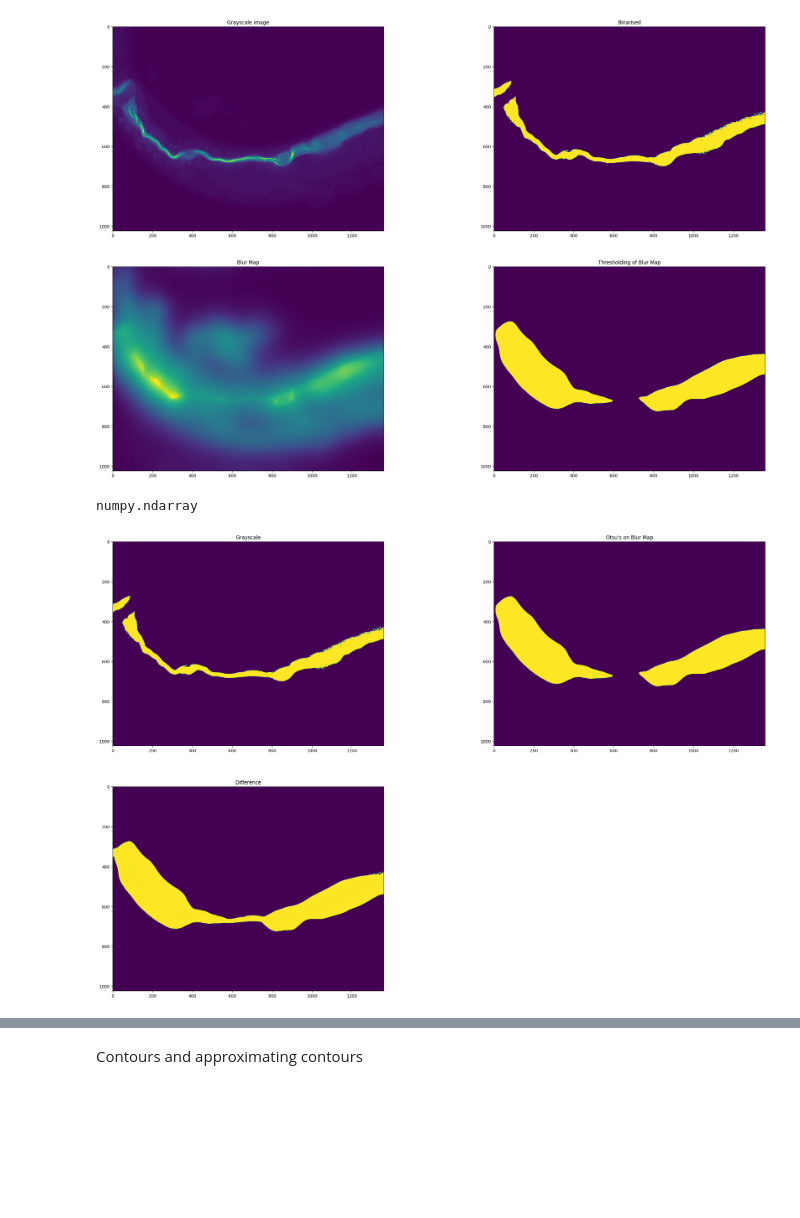
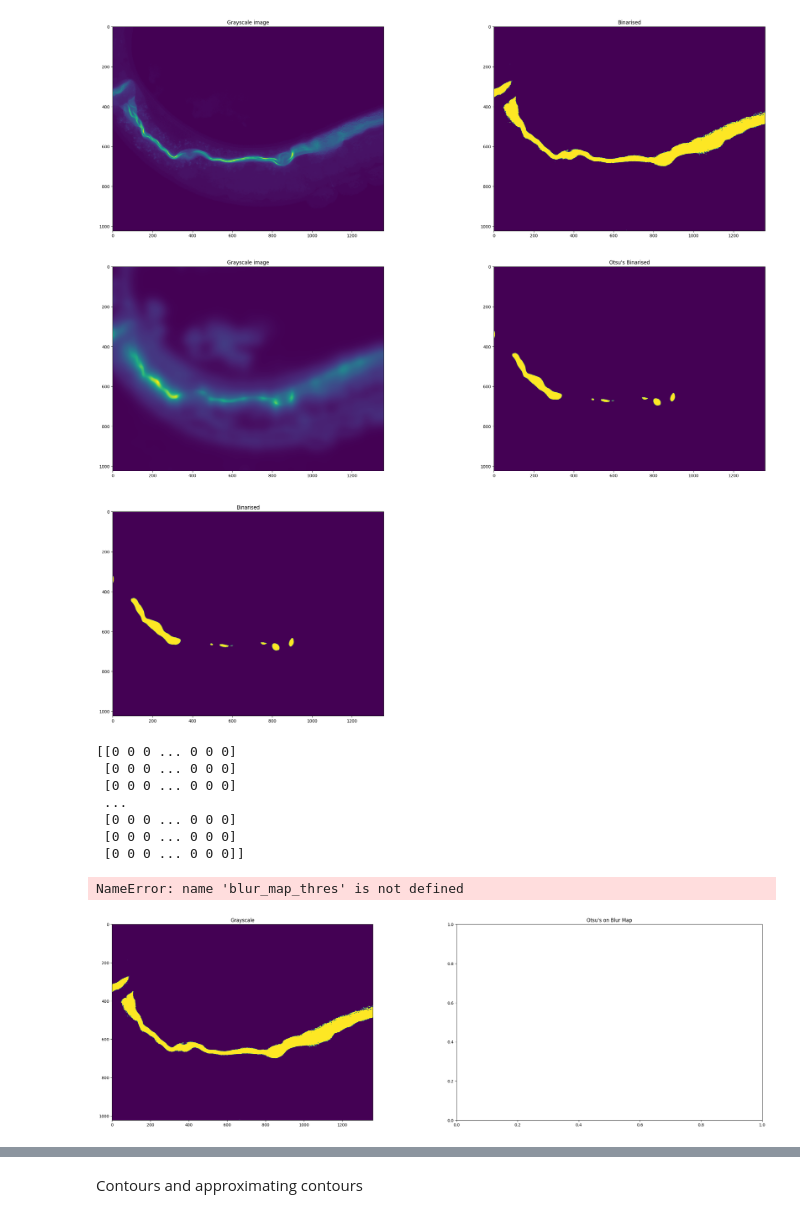
Before and after one commit to Hrsh-Venket/OpenCV-intestinal-deformations, a Jupyter notebook: opencv-intestinal-deformations- .ipynb, the cells around one changed output, grey strips where cells are left out. Saved outputs shown, nothing was run; the diff lists cells and outputs as text; code cells hidden in the pictures; blank space fills up the shorter version.

```diff
--- a/opencv-intestinal-deformations- .ipynb
+++ b/opencv-intestinal-deformations- .ipynb
@@ -9,7 +9,7 @@ image = cv2.imread('testimages/23-01-23_APN017_RNAi_24HRS_L4440_PA14_20X_2b(1).t
 gray = cv2.cvtColor(image, cv2.COLOR_BGR2GRAY)
 if __name__ == '__main__':
     # img = cv2.imread('image_name', 0)
-    blur_map = blur_detector.detectBlur(gray, downsampling_factor=4, num_scales=4, scale_start=2, num_iterations_RF_filter=3)
+    blur_map = blur_detector.detectBlur(gray, downsampling_factor=2, num_scales=1, scale_start=2, num_iterations_RF_filter=4)
     # cv2.imshow('ori_img', image)
 
 plt.figure(figsize=(30, 30))
@@ -58,40 +58,47 @@ plt.show()
 # %% [output]
 [figure]
 # %%
-# # Values below 127 goes to 0 (black, everything above goes to 255 (white)
-# ret,thresh1 = cv2.threshold(blur_map,  127, 255, cv2.THRESH_BINARY)
-
+# Otsu's blurring for the normal image
 plt.figure(figsize=(30, 30))
 plt.subplot(3, 2, 1)
-plt.title("Blur Map")
+plt.title("Grayscale image")
 plt.imshow(blur_map)
 
-# # It's good practice to blur images as it removes noise
-# blur_map = cv2.GaussianBlur(blur_map, (7, 7), sigmaX=0, sigmaY=0)
 
-blur_map_thres = cv2.convertScaleAbs(blur_map)
-# blur_map_thres = cv2.cvtColor(image, cv2.COLOR_BGR2GRAY)
-# plt.subplot(3, 2, 2)
-# plt.title("Blur Map")
-# plt.imshow(blur_map)
+# Convert the image to uint8
+blur_map_uint8 = cv2.convertScaleAbs(blur_map)
 
-# _, blur_map_thres = cv2.threshold(blur_map, 0, 255,cv2.THRESH_BINARY + cv2.THRESH_OTSU)
-# _, blur_map_thres = cv2.threshold(blur_map, 0, 255, cv2.THRESH_BINARY + cv2.THRESH_OTSU)
-# blur_map = cv2.cvtColor(blur_map, cv2.COLOR_BGR2GRAY)
 
-# blur_map_thres = cv2.threshold(blur_map, 1, 255, cv2.THRESH_BINARY)[1]
+# Apply Otsu's thresholding
+blur_thres = cv2.threshold(blur_map_uint8, 0, 255, cv2.THRESH_BINARY + cv2.THRESH_OTSU)[1]
+
+blur_thres_bin = cv2.threshold(blur_map_uint8, 0, 255, cv2.THRESH_BINARY)[1]
+# blur_thres_bin = cv2.adaptiveThreshold(blur_map_uint8, 255, cv2.ADAPTIVE_THRESH_MEAN_C, cv2.THRESH_BINARY, 3, 3)
+# blur_thres = cv2.threshold(blur_map, 0, 255, cv2.THRESH_BINARY + cv2.THRESH_OTSU)[1]
 
 
 plt.subplot(3, 2, 2)
-plt.title("Thresholding of Blur Map")
-plt.imshow(blur_map_thres)
+plt.title("Otsu's Binarised")
+plt.imshow(blur_thres)
+
+plt.subplot(3, 2, 3)
+plt.title("Binarised")
+plt.imshow(blur_thres_bin)
+
 plt.show()
 # %% [output]
-[figure, old version]
+[figure, new version]
 # %%
 type(thres)
+print(thres)
 # %% [output]
-numpy.ndarray
+[[0 0 0 ... 0 0 0]
+ [0 0 0 ... 0 0 0]
+ [0 0 0 ... 0 0 0]
+ ...
+ [0 0 0 ... 0 0 0]
+ [0 0 0 ... 0 0 0]
+ [0 0 0 ... 0 0 0]]
 # %%
 plt.figure(figsize=(30, 30))
 plt.subplot(3, 2, 1)
@@ -102,7 +109,10 @@ plt.subplot(3, 2, 2)
 plt.title("Otsu's on Blur Map")
 plt.imshow(blur_map_thres)
 
-diff = thres - blur_map_thres
+img1 = thres
+img2 = blur_map_thres
+
+diff = img1 - img2
 
 # diff
 plt.subplot(3, 2, 3)
@@ -110,7 +120,8 @@ plt.title("Difference")
 plt.imshow(diff)
 plt.show()
 # %% [output]
+NameError: name 'blur_map_thres' is not defined
-[figure, old version]
+[figure, new version]
 # %%
 plt.figure(figsize=(20, 20))
 
```
Also changed, not shown: parts of 3 cells of this notebook.
